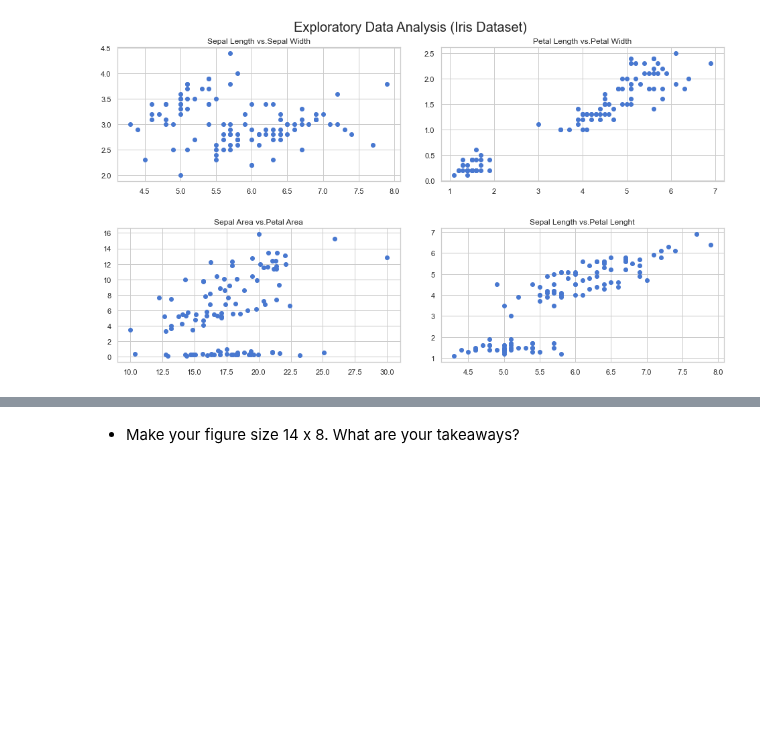
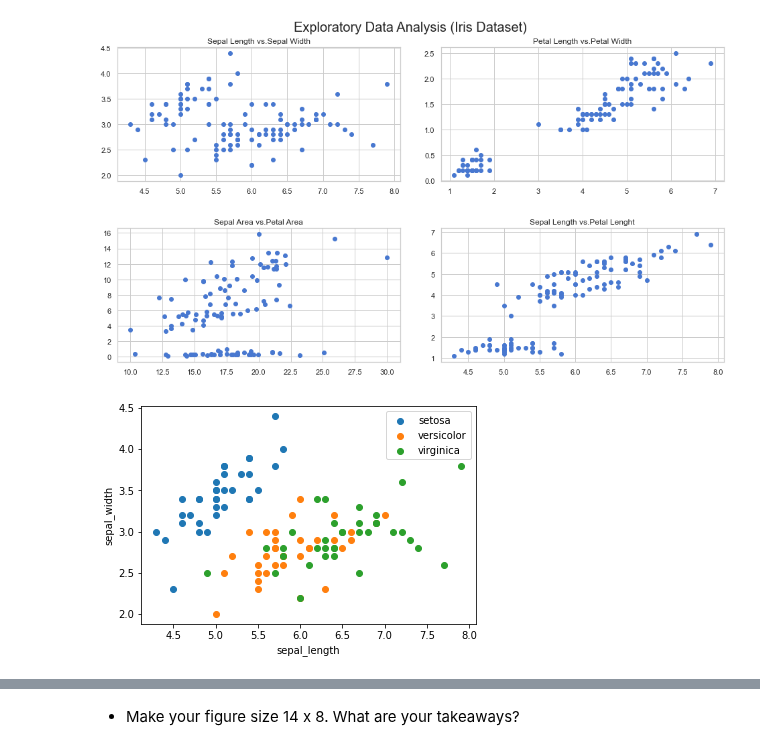
Before and after one commit to CSolitaire/classification-exercises, a Jupyter notebook: classification_exercises.ipynb, the cells around one changed output, grey strips where cells are left out. Cells and saved outputs as stored; diff of their text form; code cells hidden in the pictures; blank space fills up the shorter version.

Commit message:
Added color examples from walk-through

```diff
--- a/classification_exercises.ipynb
+++ b/classification_exercises.ipynb
@@ -1097,3 +1097,16 @@ plt.tight_layout(pad = 3.0)
 plt.show ()
 # %% [output]
 [figure]
+# %%
+# now with color
+
+def scatter_by_species(x, y):
+    for species, subset in train_df.groupby('species'):
+        plt.scatter(subset[x], subset[y], label=species)
+    plt.xlabel(x)
+    plt.ylabel(y)
+    plt.legend()
+
+scatter_by_species('sepal_length', 'sepal_width')
+# %% [output]
+[figure, added]
```
Also changed, not shown: parts of 8 cells of this notebook.
